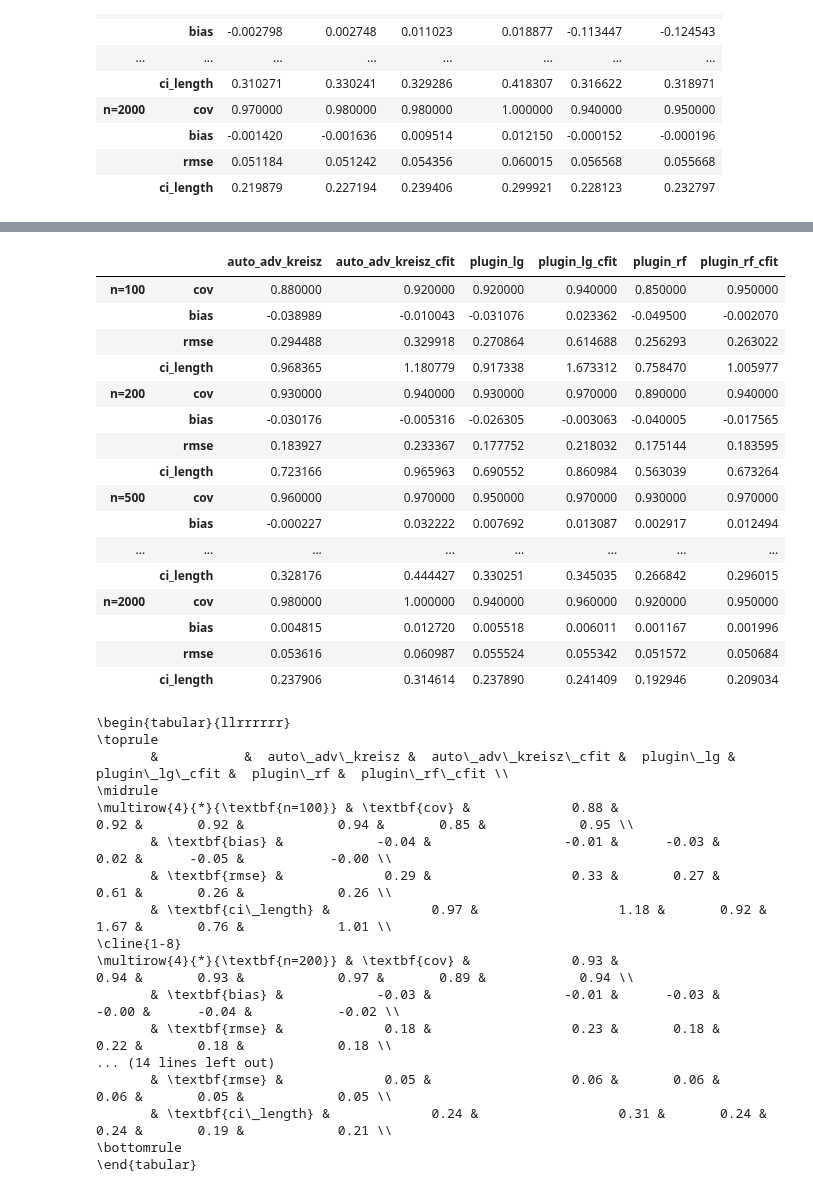
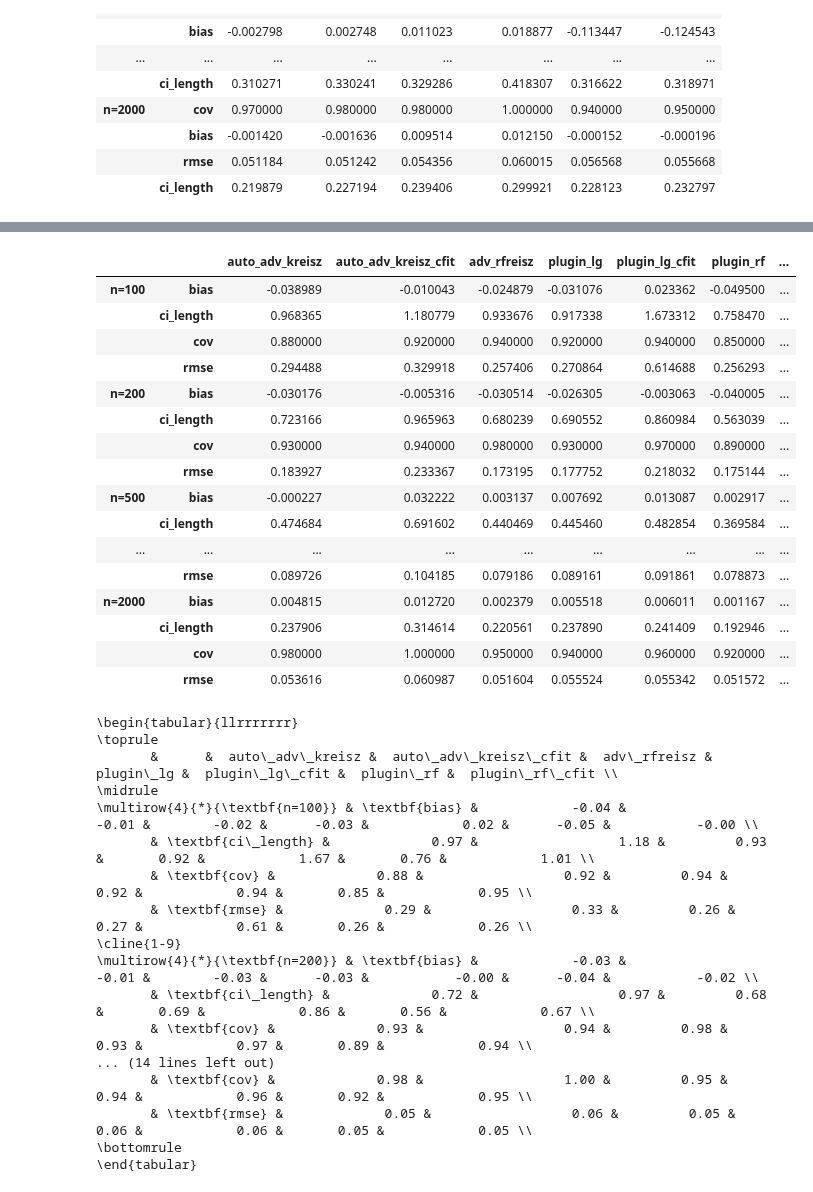
Before and after one commit to syrgkanislab/adversarial_reisz, a Jupyter notebook: LinearAdversarialReisz-local.ipynb, the cells around one changed output, grey strips where cells are left out. Drawn from its saved outputs; the diff is of its cells as text; code cells hidden in the pictures.

```diff
--- a/LinearAdversarialReisz-local.ipynb
+++ b/LinearAdversarialReisz-local.ipynb
@@ -506,7 +506,7 @@ y = df['Y'].values
 X = df[['D'] + [f'X{i}' for i in np.arange(1, 11)]].values
 synth = False
 # %%
-n_samples = 500
+n_samples = 2000
 X, y = X[:n_samples], y[:n_samples]
 # %%
 Xtest = X.copy()
@@ -1017,46 +992,46 @@ with pd.option_context('display.float_format', '{:0.2f}'.format):
 \bottomrule
 \end{tabular}
 # %%
-all_res = pd.concat([auto_rkhs_res, plugin_res], axis=1)
-all_res
+all_res = pd.concat([auto_rkhs_res, rf_res, plugin_res], axis=1)
+all_res.loc[['n=100', 'n=200', 'n=500', 'n=1000', 'n=2000']]
 # %% [output]
-|  |  | auto_adv_kreisz | auto_adv_kreisz_cfit | plugin_lg | plugin_lg_cfit | plugin_rf | plugin_rf_cfit |
-| n=100 | cov | 0.880000 | 0.920000 | 0.920000 | 0.940000 | 0.850000 | 0.950000 |
-|  | bias | -0.038989 | -0.010043 | -0.031076 | 0.023362 | -0.049500 | -0.002070 |
-|  | rmse | 0.294488 | 0.329918 | 0.270864 | 0.614688 | 0.256293 | 0.263022 |
-|  | ci_length | 0.968365 | 1.180779 | 0.917338 | 1.673312 | 0.758470 | 1.005977 |
-| n=200 | cov | 0.930000 | 0.940000 | 0.930000 | 0.970000 | 0.890000 | 0.940000 |
-|  | bias | -0.030176 | -0.005316 | -0.026305 | -0.003063 | -0.040005 | -0.017565 |
-|  | rmse | 0.183927 | 0.233367 | 0.177752 | 0.218032 | 0.175144 | 0.183595 |
-|  | ci_length | 0.723166 | 0.965963 | 0.690552 | 0.860984 | 0.563039 | 0.673264 |
-| n=500 | cov | 0.960000 | 0.970000 | 0.950000 | 0.970000 | 0.930000 | 0.970000 |
-|  | bias | -0.000227 | 0.032222 | 0.007692 | 0.013087 | 0.002917 | 0.012494 |
-| ... | ... | ... | ... | ... | ... | ... | ... |
-|  | ci_length | 0.328176 | 0.444427 | 0.330251 | 0.345035 | 0.266842 | 0.296015 |
-| n=2000 | cov | 0.980000 | 1.000000 | 0.940000 | 0.960000 | 0.920000 | 0.950000 |
-|  | bias | 0.004815 | 0.012720 | 0.005518 | 0.006011 | 0.001167 | 0.001996 |
-|  | rmse | 0.053616 | 0.060987 | 0.055524 | 0.055342 | 0.051572 | 0.050684 |
-|  | ci_length | 0.237906 | 0.314614 | 0.237890 | 0.241409 | 0.192946 | 0.209034 |
+|  |  | auto_adv_kreisz | auto_adv_kreisz_cfit | adv_rfreisz | plugin_lg | plugin_lg_cfit | plugin_rf | ... |
+| n=100 | bias | -0.038989 | -0.010043 | -0.024879 | -0.031076 | 0.023362 | -0.049500 | ... |
+|  | ci_length | 0.968365 | 1.180779 | 0.933676 | 0.917338 | 1.673312 | 0.758470 | ... |
+|  | cov | 0.880000 | 0.920000 | 0.940000 | 0.920000 | 0.940000 | 0.850000 | ... |
+|  | rmse | 0.294488 | 0.329918 | 0.257406 | 0.270864 | 0.614688 | 0.256293 | ... |
+| n=200 | bias | -0.030176 | -0.005316 | -0.030514 | -0.026305 | -0.003063 | -0.040005 | ... |
+|  | ci_length | 0.723166 | 0.965963 | 0.680239 | 0.690552 | 0.860984 | 0.563039 | ... |
+|  | cov | 0.930000 | 0.940000 | 0.980000 | 0.930000 | 0.970000 | 0.890000 | ... |
+|  | rmse | 0.183927 | 0.233367 | 0.173195 | 0.177752 | 0.218032 | 0.175144 | ... |
+| n=500 | bias | -0.000227 | 0.032222 | 0.003137 | 0.007692 | 0.013087 | 0.002917 | ... |
+|  | ci_length | 0.474684 | 0.691602 | 0.440469 | 0.445460 | 0.482854 | 0.369584 | ... |
+| ... | ... | ... | ... | ... | ... | ... | ... | ... |
+|  | rmse | 0.089726 | 0.104185 | 0.079186 | 0.089161 | 0.091861 | 0.078873 | ... |
+| n=2000 | bias | 0.004815 | 0.012720 | 0.002379 | 0.005518 | 0.006011 | 0.001167 | ... |
+|  | ci_length | 0.237906 | 0.314614 | 0.220561 | 0.237890 | 0.241409 | 0.192946 | ... |
+|  | cov | 0.980000 | 1.000000 | 0.950000 | 0.940000 | 0.960000 | 0.920000 | ... |
+|  | rmse | 0.053616 | 0.060987 | 0.051604 | 0.055524 | 0.055342 | 0.051572 | ... |
 # %%
 import pandas as pd
 with pd.option_context('display.float_format', '{:0.2f}'.format):
-    print(all_res.to_latex(bold_rows=True, multirow=True))
+    print(all_res.loc[['n=100', 'n=200', 'n=500', 'n=1000', 'n=2000']].to_latex(bold_rows=True, multirow=True))
 # %% [output]
-\begin{tabular}{llrrrrrr}
+\begin{tabular}{llrrrrrrr}
 \toprule
-       &           &  auto\_adv\_kreisz &  auto\_adv\_kreisz\_cfit &  plugin\_lg &  plugin\_lg\_cfit &  plugin\_rf &  plugin\_rf\_cfit \\
+       &      &  auto\_adv\_kreisz &  auto\_adv\_kreisz\_cfit &  adv\_rfreisz &  plugin\_lg &  plugin\_lg\_cfit &  plugin\_rf &  plugin\_rf\_cfit \\
 \midrule
-\multirow{4}{*}{\textbf{n=100}} & \textbf{cov} &             0.88 &                  0.92 &       0.92 &            0.94 &       0.85 &            0.95 \\
-       & \textbf{bias} &            -0.04 &                 -0.01 &      -0.03 &            0.02 &      -0.05 &           -0.00 \\
-       & \textbf{rmse} &             0.29 &                  0.33 &       0.27 &            0.61 &       0.26 &            0.26 \\
-       & \textbf{ci\_length} &             0.97 &                  1.18 &       0.92 &            1.67 &       0.76 &            1.01 \\
-\cline{1-8}
-\multirow{4}{*}{\textbf{n=200}} & \textbf{cov} &             0.93 &                  0.94 &       0.93 &            0.97 &       0.89 &            0.94 \\
-       & \textbf{bias} &            -0.03 &                 -0.01 &      -0.03 &           -0.00 &      -0.04 &           -0.02 \\
-       & \textbf{rmse} &             0.18 &                  0.23 &       0.18 &            0.22 &       0.18 &            0.18 \\
+\multirow{4}{*}{\textbf{n=100}} & \textbf{bias} &            -0.04 &                 -0.01 &        -0.02 &      -0.03 &            0.02 &      -0.05 &           -0.00 \\
+       & \textbf{ci\_length} &             0.97 &                  1.18 &         0.93 &       0.92 &            1.67 &       0.76 &            1.01 \\
+       & \textbf{cov} &             0.88 &                  0.92 &         0.94 &       0.92 &            0.94 &       0.85 &            0.95 \\
+       & \textbf{rmse} &             0.29 &                  0.33 &         0.26 &       0.27 &            0.61 &       0.26 &            0.26 \\
+\cline{1-9}
+\multirow{4}{*}{\textbf{n=200}} & \textbf{bias} &            -0.03 &                 -0.01 &        -0.03 &      -0.03 &           -0.00 &      -0.04 &           -0.02 \\
+       & \textbf{ci\_length} &             0.72 &                  0.97 &         0.68 &       0.69 &            0.86 &       0.56 &            0.67 \\
+       & \textbf{cov} &             0.93 &                  0.94 &         0.98 &       0.93 &            0.97 &       0.89 &            0.94 \\
 ... (14 lines left out)
-       & \textbf{rmse} &             0.05 &                  0.06 &       0.06 &            0.06 &       0.05 &            0.05 \\
-       & \textbf{ci\_length} &             0.24 &                  0.31 &       0.24 &            0.24 &       0.19 &            0.21 \\
+       & \textbf{cov} &             0.98 &                  1.00 &         0.95 &       0.94 &            0.96 &       0.92 &            0.95 \\
+       & \textbf{rmse} &             0.05 &                  0.06 &         0.05 &       0.06 &            0.06 &       0.05 &            0.05 \\
 \bottomrule
 \end{tabular}
 # %%
```
Also changed, not shown: parts of 14 cells of this notebook, 4 other files.
